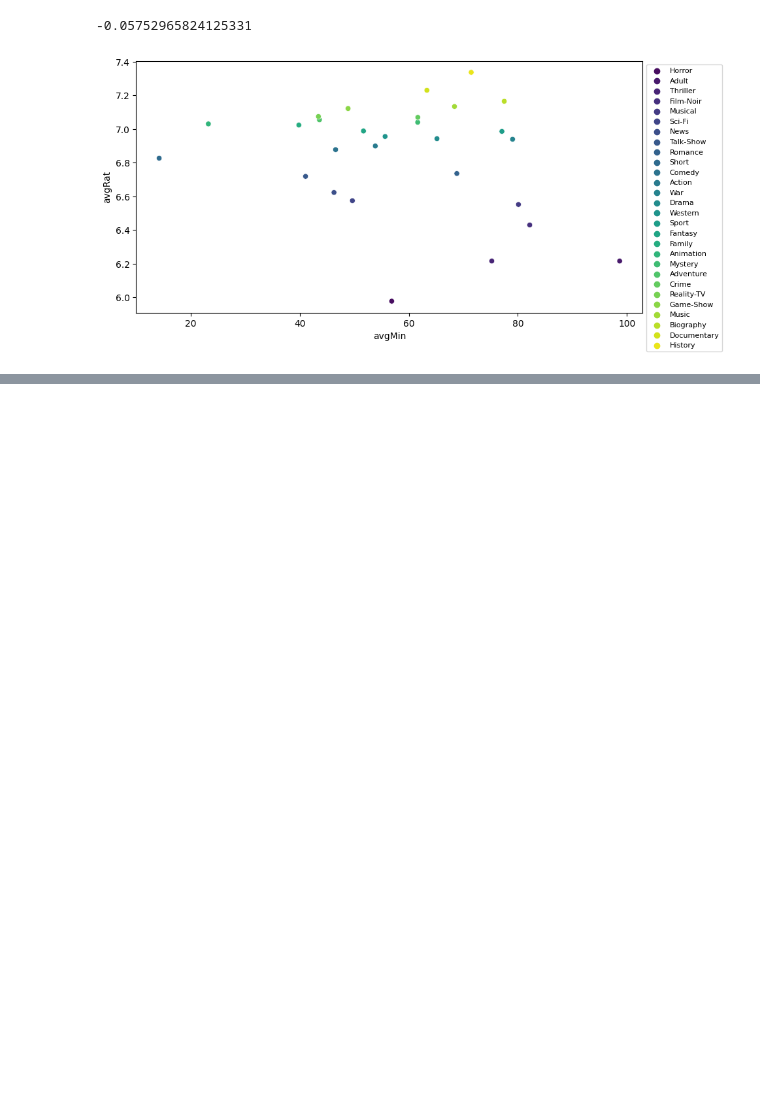
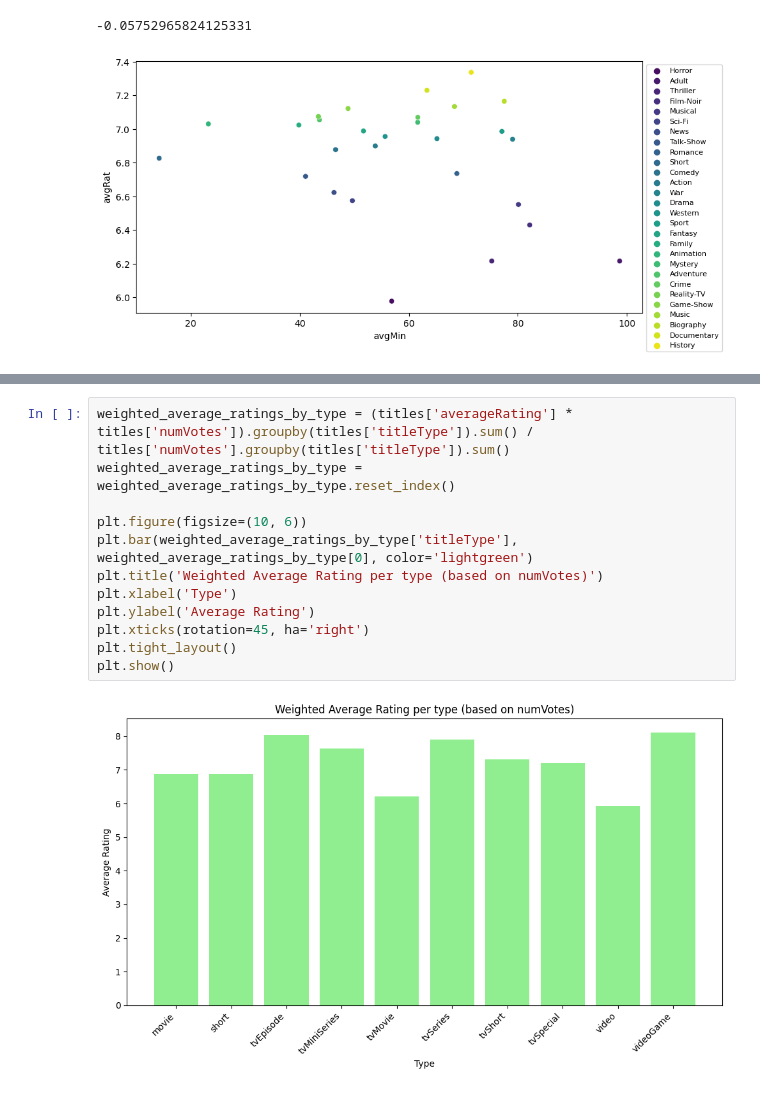
Before and after one commit to AdrianPauer/PRIDAV, a Jupyter notebook: PauerVersion.ipynb, the cells around one changed output, grey strips where cells are left out. Saved outputs shown, nothing was run; the diff lists cells and outputs as text; blank space fills up the shorter version.

```diff
--- a/PauerVersion.ipynb
+++ b/PauerVersion.ipynb
@@ -321,0 +347,14 @@ atributes['runtimeMinutes'].corr(atributes['averageRating'])
+# %%
+weighted_average_ratings_by_type = (titles['averageRating'] * titles['numVotes']).groupby(titles['titleType']).sum() / titles['numVotes'].groupby(titles['titleType']).sum()
+weighted_average_ratings_by_type = weighted_average_ratings_by_type.reset_index()
+
+plt.figure(figsize=(10, 6))
+plt.bar(weighted_average_ratings_by_type['titleType'], weighted_average_ratings_by_type[0], color='lightgreen')
+plt.title('Weighted Average Rating per type (based on numVotes)')
+plt.xlabel('Type')
+plt.ylabel('Average Rating')
+plt.xticks(rotation=45, ha='right')
+plt.tight_layout()
+plt.show()
+# %% [output]
+[figure, added]
```
Also changed, not shown: parts of 4 cells of this notebook.
